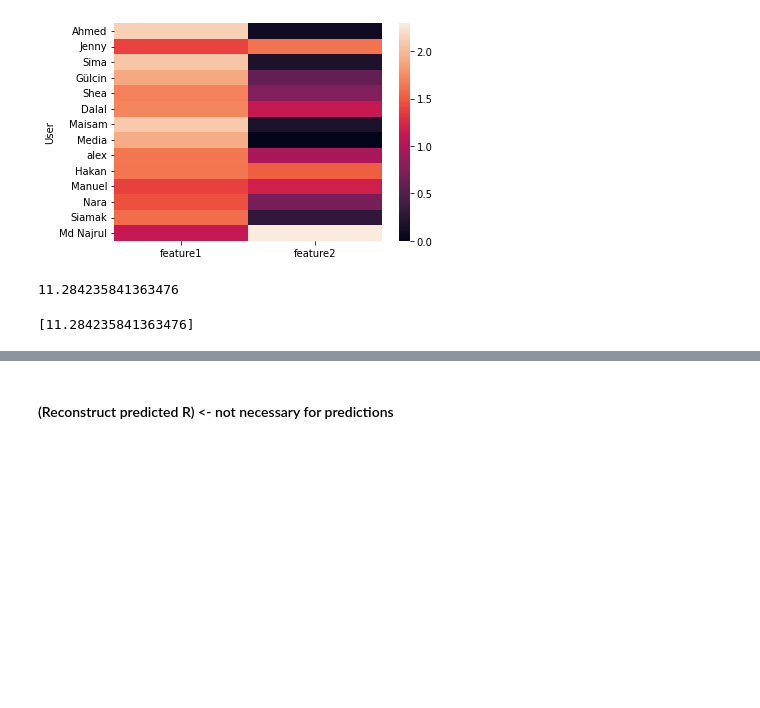
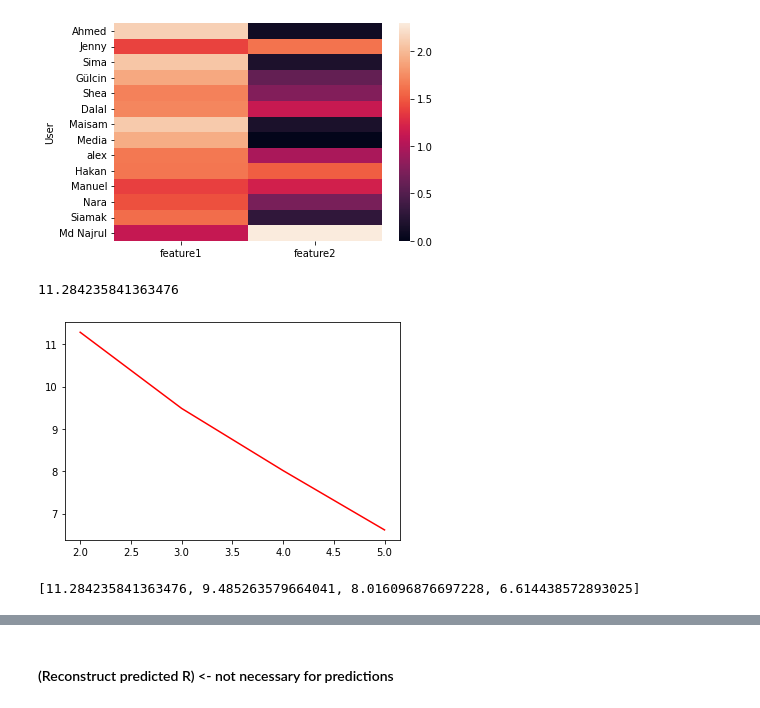
Before and after one commit to RosiNantis/Projects_from_Spiced_personal, a Jupyter notebook: week_10/10.3.collaborative_filtering/NMF.ipynb, the cells around one changed output, grey strips where cells are left out. Saved outputs shown, nothing was run; the diff lists cells and outputs as text; code cells hidden in the pictures; blank space fills up the shorter version.

```diff
--- a/week_10/10.3.collaborative_filtering/NMF.ipynb
+++ b/week_10/10.3.collaborative_filtering/NMF.ipynb
@@ -187,19 +187,21 @@ model.reconstruction_err_
 # %%
 from sklearn.decomposition import NMF
 import seaborn as sns
 error = []
-for i in np.arange(2,3):
+for i in np.arange(2,6):
     model = NMF(n_components=i, max_iter= 500)  # n_components is the number of features selected. Frot eh example in the class the n_components is 2
     model.fit(Rtrue)
     Q = model.components_
     Q_df = pd.DataFrame(model.components_, columns=df.columns)
     P = model.transform(Rtrue)
     P_df = pd.DataFrame(P,  index=df.index)
     error.append(model.reconstruction_err_)
 error
-# x = np.arange(2, 15)
-# plt.plot(x, error, color ="red")
-# plt.show()
+x = np.arange(2, 6)
+plt.plot(x, error, color ="red")
+plt.show()
+print(error)
 # %% [output]
+[figure, added]
-[11.284235841363476]
+[11.284235841363476, 9.485263579664041, 8.016096876697228, 6.614438572893025]
 # %%
```
Also changed, not shown: parts of 3 cells of this notebook, 3 other files.
